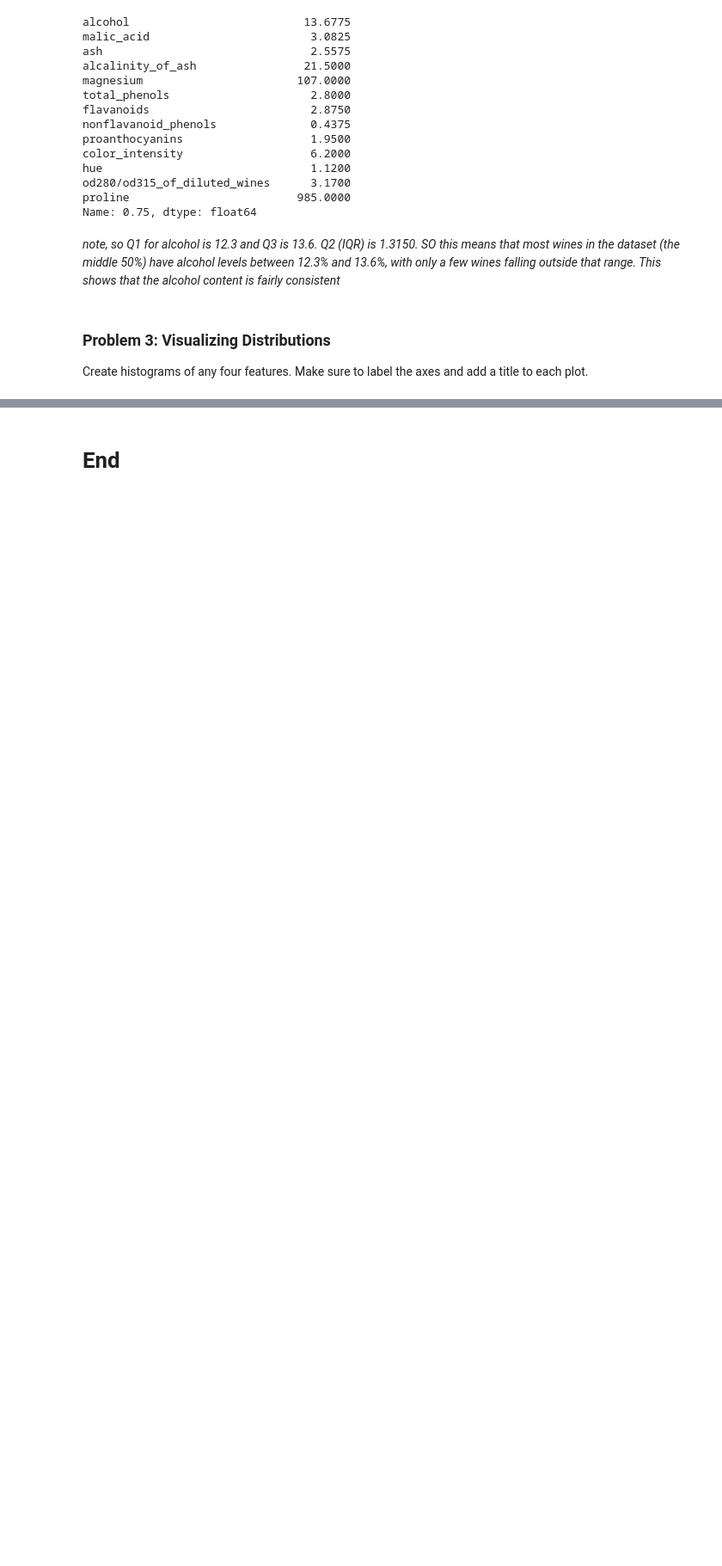
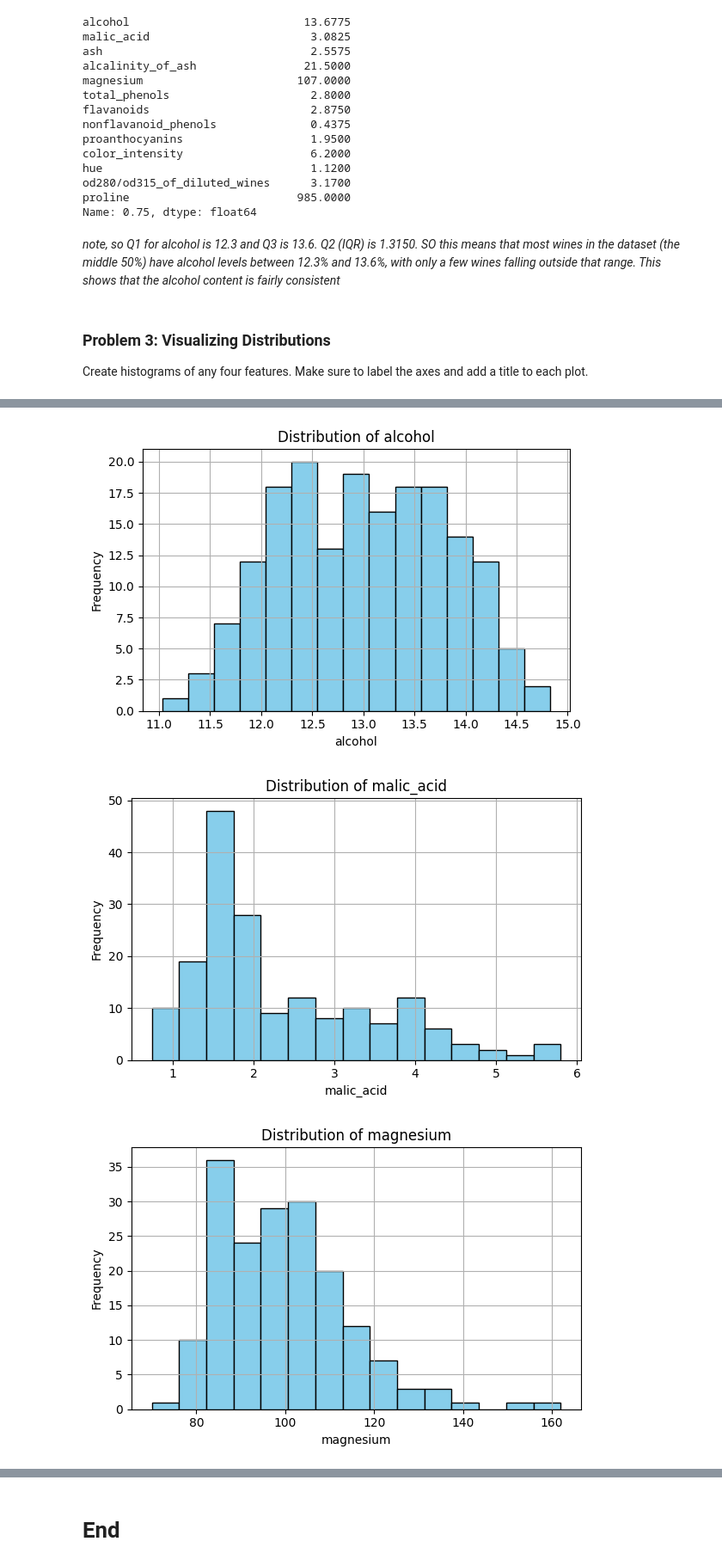
Before and after one commit to AnnaSikora29/principles_of_da, a Jupyter notebook: problems.ipynb, the cells around one changed output, grey strips where cells are left out. Shown at 86% size. Saved outputs shown, nothing was run; the diff lists cells and outputs as text; code cells hidden in the pictures; blank space fills up the shorter version.

```diff
--- a/problems.ipynb
+++ b/problems.ipynb
@@ -515,0 +520,12 @@ Create histograms of any four features. Make sure to label the axes and add a ti
+# %%
+features = ['alcohol', 'malic_acid', 'magnesium', 'flavanoids']
+
+for feature in features:
+    plt.figure(figsize=(6, 4))  # create a new figure
+    plt.hist(df[feature], bins=15, color='skyblue', edgecolor='black')
+    plt.title(f'Distribution of {feature}')
+    plt.xlabel(feature)
+    plt.ylabel('Frequency')
+    plt.grid(True)
+    plt.tight_layout()
+    plt.show()
@@ -515,0 +537,31 @@ Create histograms of any four features. Make sure to label the axes and add a ti
+# %%
+# Step 1: Import all necessary libraries
+import pandas as pd
+import numpy as np
+import matplotlib.pyplot as plt
+from sklearn.datasets import load_wine
+
+# Step 2: Load the Wine dataset
+wine = load_wine()
+
+# Step 3: Create a DataFrame from the data
+df = pd.DataFrame(data=wine.data, columns=wine.feature_names)
+df['target'] = wine.target
+# %%
+# Features to visualize
+features = ['alcohol', 'malic_acid', 'magnesium', 'flavanoids']
+
+# Create histograms
+for feature in features:
+    plt.figure(figsize=(6, 4))
+    plt.hist(df[feature], bins=15, color='skyblue', edgecolor='black')
+    plt.title(f'Distribution of {feature}')
+    plt.xlabel(feature)
+    plt.ylabel('Frequency')
+    plt.grid(True)
+    plt.tight_layout()
+    plt.show()
+# %% [output]
+[figure, added]
+[figure, added]
+[figure, added]
```
Also changed, not shown: parts of 6 cells of this notebook, 1 other file.
